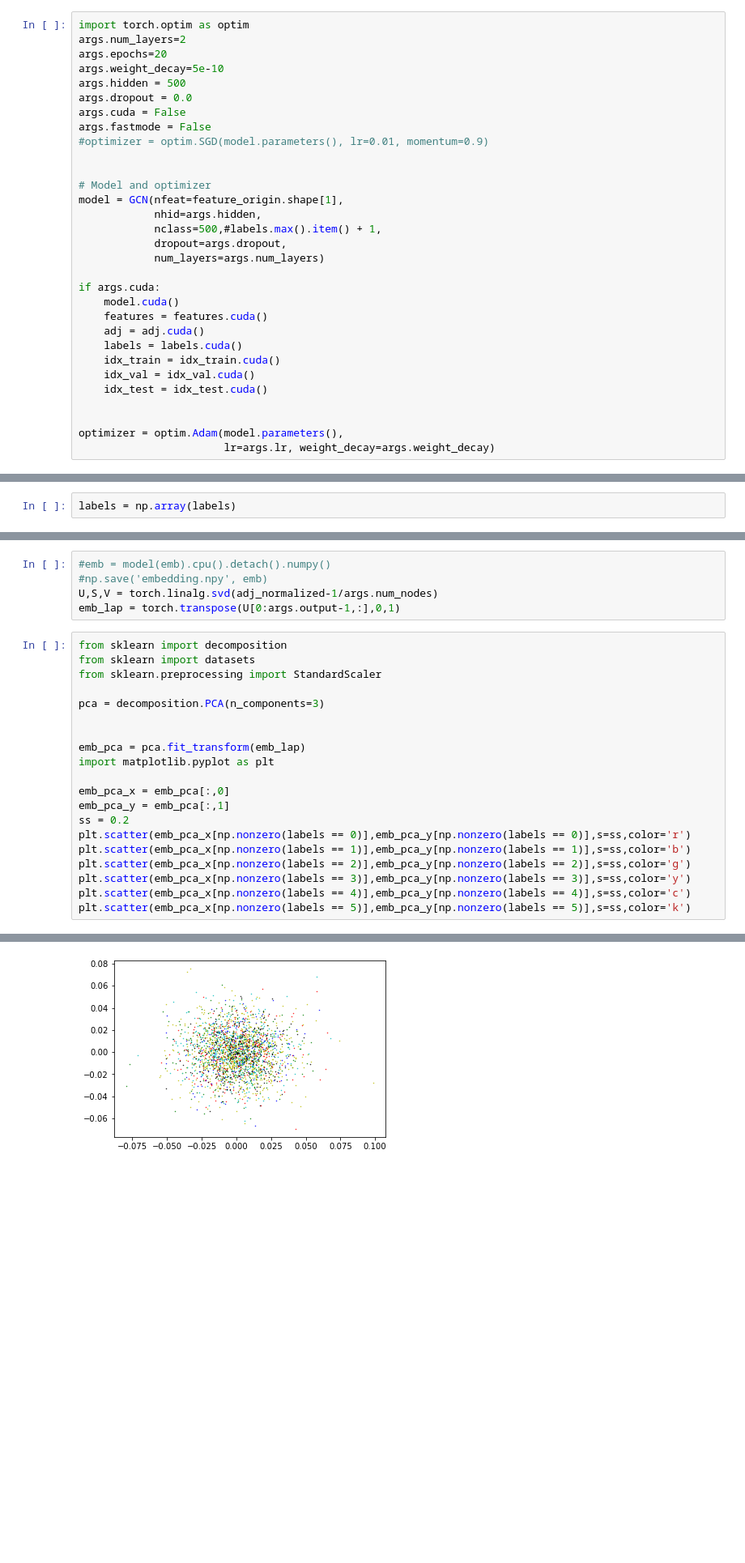
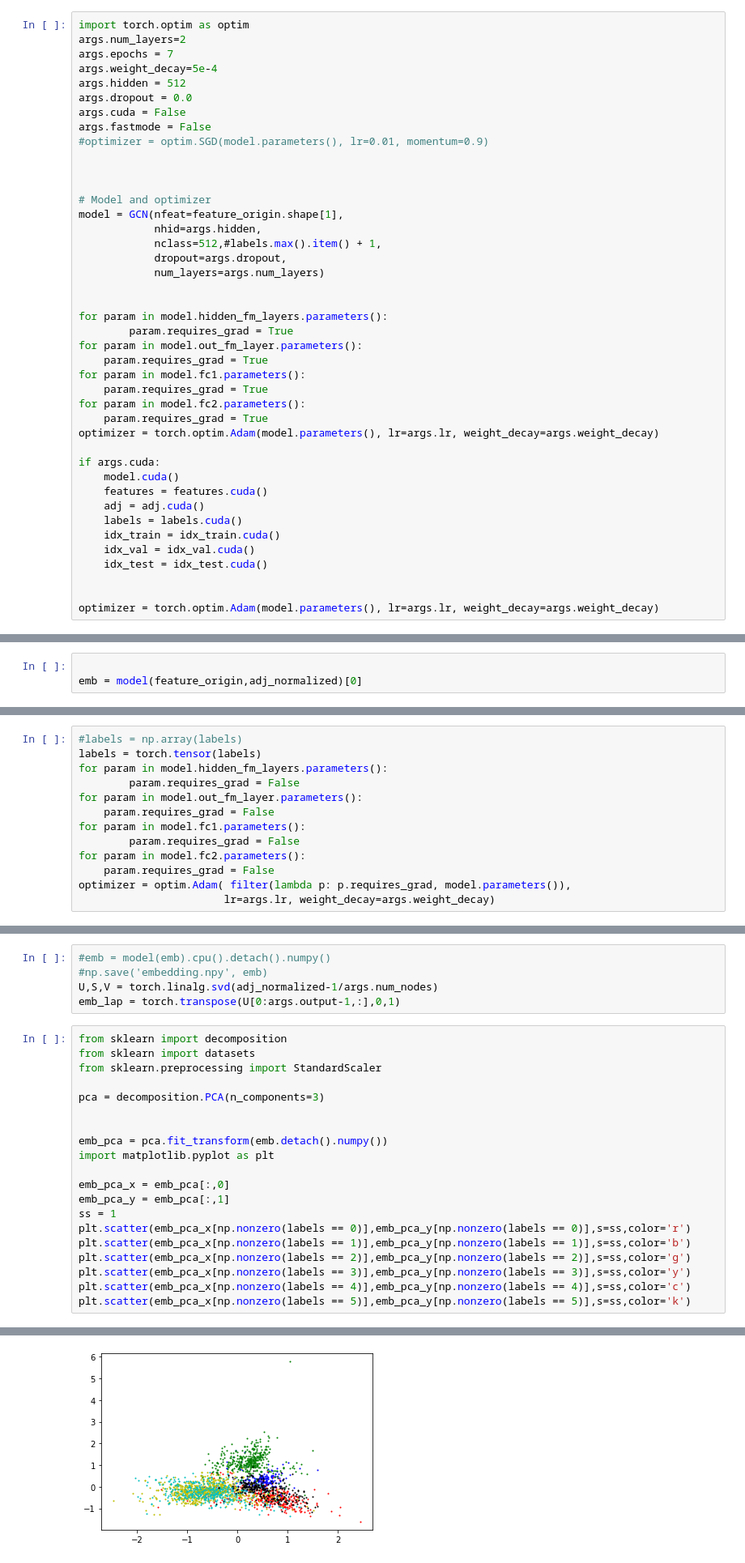
Before and after one commit to zhouxinyu0723/coles_mytry, a Jupyter notebook: Untitled.ipynb, the cells around one changed output, grey strips where cells are left out. Shown: that part at 81% size. Saved outputs shown, nothing was run; the diff lists cells and outputs as text; blank space fills up the shorter version.

```diff
--- a/Untitled.ipynb
+++ b/Untitled.ipynb
@@ -278,21 +256,33 @@ def test():
 # %%
 import torch.optim as optim
 args.num_layers=2
-args.epochs=20
-args.weight_decay=5e-10
-args.hidden = 500
+args.epochs = 7
+args.weight_decay=5e-4
+args.hidden = 512
 args.dropout = 0.0
 args.cuda = False
 args.fastmode = False
 #optimizer = optim.SGD(model.parameters(), lr=0.01, momentum=0.9)
 
 
+
 # Model and optimizer
 model = GCN(nfeat=feature_origin.shape[1],
             nhid=args.hidden,
-            nclass=500,#labels.max().item() + 1,
+            nclass=512,#labels.max().item() + 1,
             dropout=args.dropout,
             num_layers=args.num_layers)
+
+
+for param in model.hidden_fm_layers.parameters():
+        param.requires_grad = True
+for param in model.out_fm_layer.parameters():
+    param.requires_grad = True
+for param in model.fc1.parameters():
+    param.requires_grad = True
+for param in model.fc2.parameters():
+    param.requires_grad = True
+optimizer = torch.optim.Adam(model.parameters(), lr=args.lr, weight_decay=args.weight_decay)
 
 if args.cuda:
     model.cuda()
@@ -304,6 +294,5 @@ if args.cuda:
     idx_test = idx_test.cuda()
 
 
-optimizer = optim.Adam(model.parameters(),
-                       lr=args.lr, weight_decay=args.weight_decay)
+optimizer = torch.optim.Adam(model.parameters(), lr=args.lr, weight_decay=args.weight_decay)
 # %%
@@ -321,0 +328,3 @@ RuntimeError: "addmm_impl_cpu_" not implemented for 'Bool'
+# %%
+
+emb = model(feature_origin,adj_normalized)[0]
@@ -328,5 +353,16 @@ for line in label_text:
         line = line.strip('\n').split(' ')
         labels.append(int(line[1]))
 # %%
-labels = np.array(labels)
+#labels = np.array(labels)
+labels = torch.tensor(labels)
+for param in model.hidden_fm_layers.parameters():
+        param.requires_grad = False
+for param in model.out_fm_layer.parameters():
+    param.requires_grad = False
+for param in model.fc1.parameters():
+        param.requires_grad = False
+for param in model.fc2.parameters():
+    param.requires_grad = False
+optimizer = optim.Adam( filter(lambda p: p.requires_grad, model.parameters()),
+                       lr=args.lr, weight_decay=args.weight_decay)
 # %%
@@ -379,23 +491,23 @@ emb_lap = torch.transpose(U[0:args.output-1,:],0,1)
 # %%
 from sklearn import decomposition
 from sklearn import datasets
 from sklearn.preprocessing import StandardScaler
 
 pca = decomposition.PCA(n_components=3)
 
 
-emb_pca = pca.fit_transform(emb_lap)
+emb_pca = pca.fit_transform(emb.detach().numpy())
 import matplotlib.pyplot as plt
 
 emb_pca_x = emb_pca[:,0]
 emb_pca_y = emb_pca[:,1]
-ss = 0.2
+ss = 1
 plt.scatter(emb_pca_x[np.nonzero(labels == 0)],emb_pca_y[np.nonzero(labels == 0)],s=ss,color='r')
 plt.scatter(emb_pca_x[np.nonzero(labels == 1)],emb_pca_y[np.nonzero(labels == 1)],s=ss,color='b')
 plt.scatter(emb_pca_x[np.nonzero(labels == 2)],emb_pca_y[np.nonzero(labels == 2)],s=ss,color='g')
 plt.scatter(emb_pca_x[np.nonzero(labels == 3)],emb_pca_y[np.nonzero(labels == 3)],s=ss,color='y')
 plt.scatter(emb_pca_x[np.nonzero(labels == 4)],emb_pca_y[np.nonzero(labels == 4)],s=ss,color='c')
 plt.scatter(emb_pca_x[np.nonzero(labels == 5)],emb_pca_y[np.nonzero(labels == 5)],s=ss,color='k')
 # %% [output]
 <matplotlib.collections.PathCollection at 0x...>
-[figure, old version]
+[figure, new version]
```
Also changed, not shown: parts of 10 cells of this notebook.
